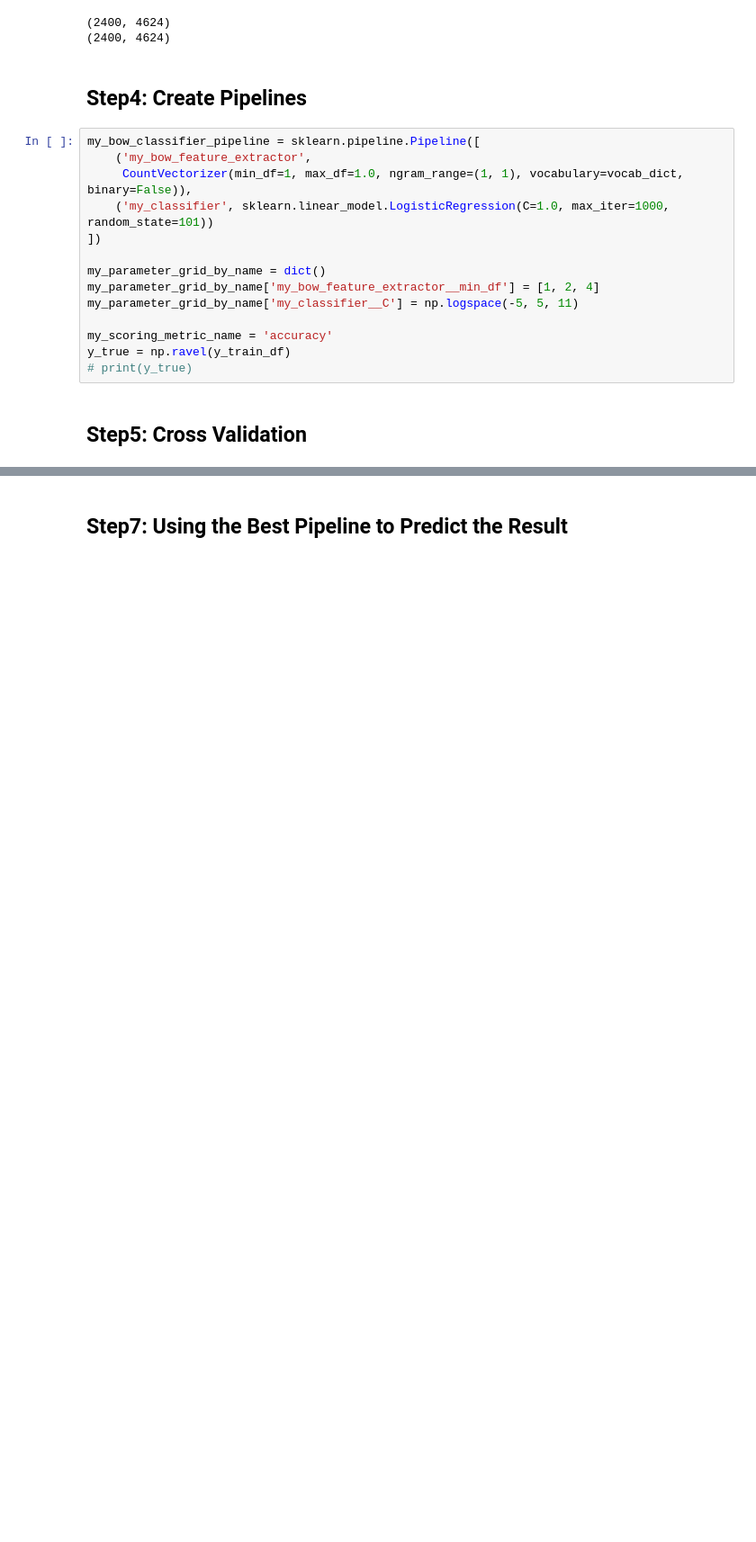
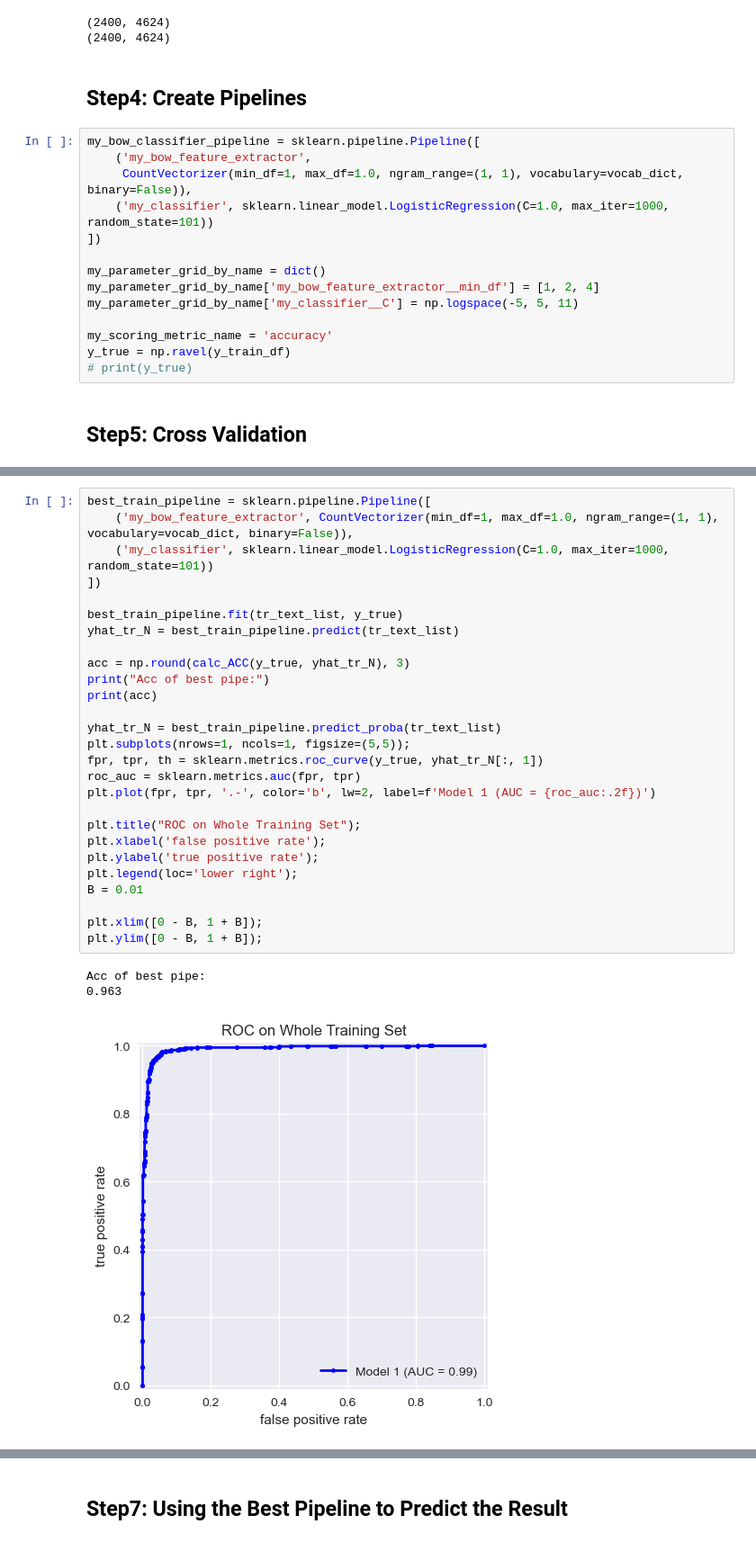
Before and after one commit to shigureTufts/CS135_ProjectA, a Jupyter notebook: wokring_notebook.ipynb, the cells around one changed output, grey strips where cells are left out. Shown at 90% size. Cells and saved outputs as stored; diff of their text form; blank space fills up the shorter version.

```diff
--- a/wokring_notebook.ipynb
+++ b/wokring_notebook.ipynb
@@ -256,0 +338,31 @@ NameError: name 'cv_tr_bce_list' is not defined
+# %%
+best_train_pipeline = sklearn.pipeline.Pipeline([
+    ('my_bow_feature_extractor', CountVectorizer(min_df=1, max_df=1.0, ngram_range=(1, 1), vocabulary=vocab_dict, binary=False)),
+    ('my_classifier', sklearn.linear_model.LogisticRegression(C=1.0, max_iter=1000, random_state=101))
+])
+
+best_train_pipeline.fit(tr_text_list, y_true)
+yhat_tr_N = best_train_pipeline.predict(tr_text_list)
+
+acc = np.round(calc_ACC(y_true, yhat_tr_N), 3)
+print("Acc of best pipe:")
+print(acc)
+
+yhat_tr_N = best_train_pipeline.predict_proba(tr_text_list)
+plt.subplots(nrows=1, ncols=1, figsize=(5,5));
+fpr, tpr, th = sklearn.metrics.roc_curve(y_true, yhat_tr_N[:, 1])
+roc_auc = sklearn.metrics.auc(fpr, tpr)
+plt.plot(fpr, tpr, '.-', color='b', lw=2, label=f'Model 1 (AUC = {roc_auc:.2f})')
+
+plt.title("ROC on Whole Training Set");
+plt.xlabel('false positive rate');
+plt.ylabel('true positive rate');
+plt.legend(loc='lower right');
+B = 0.01
+
+plt.xlim([0 - B, 1 + B]);
+plt.ylim([0 - B, 1 + B]);
+# %% [output]
+Acc of best pipe:
+0.963
+[figure, added]
```
Also changed, not shown: parts of 13 cells of this notebook.
